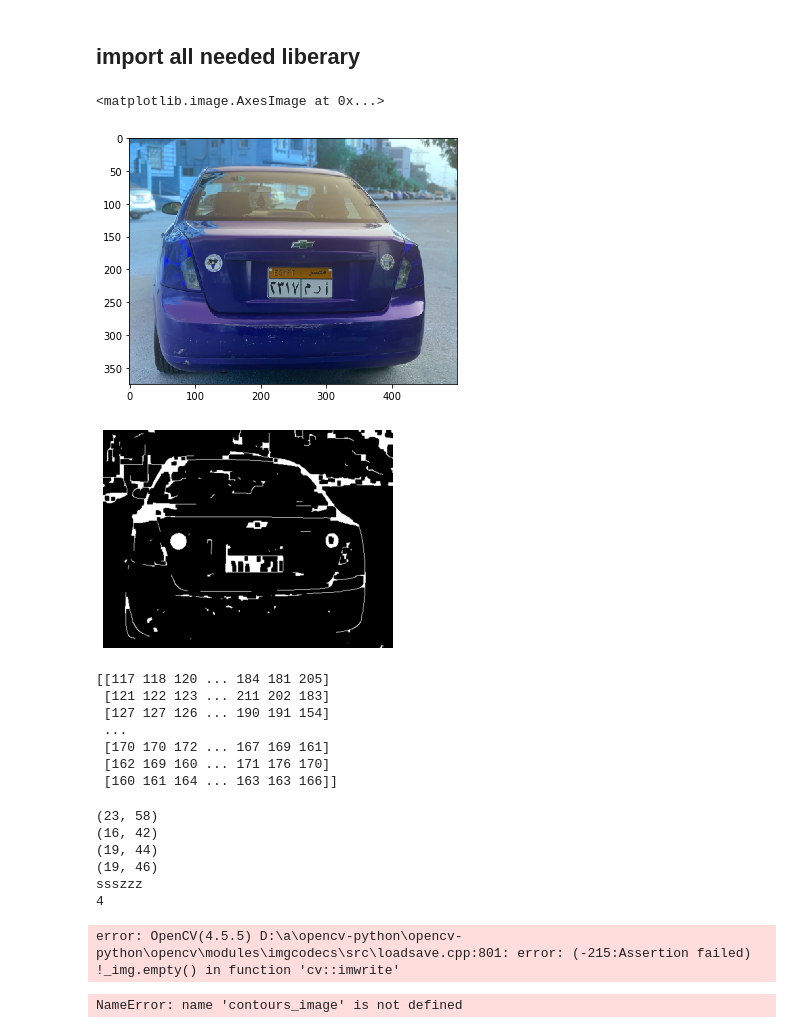
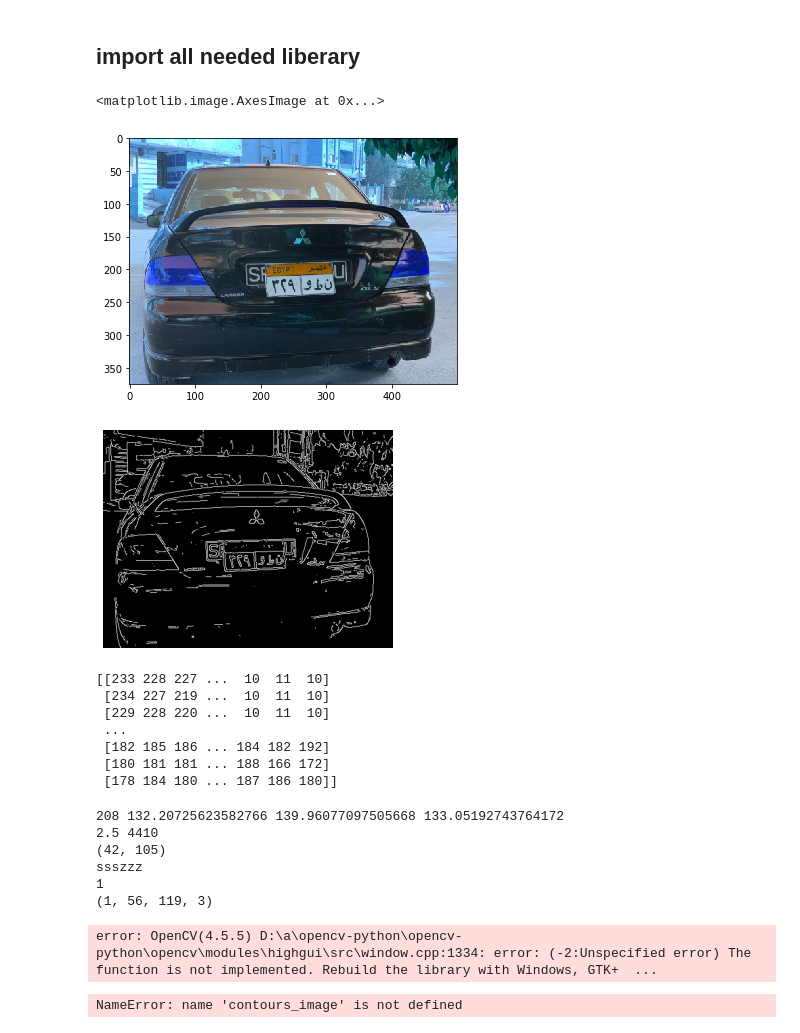
Before and after one commit to Yousif-Ahmed/License-Plate-RecognitionSystem, a Jupyter notebook: model.ipynb, the cells around one changed output. Saved outputs shown, nothing was run; the diff lists cells and outputs as text; code cells hidden in the pictures.

Commit message:
modifying aspect ratio

```diff
--- a/model.ipynb
+++ b/model.ipynb
@@ -19,12 +19,12 @@ import imutils
 from skimage.exposure import histogram
 from matplotlib.pyplot import bar
 # %%
-img_data1 =cv2.imread("dataset\data16.jpeg")
+img_data1 =cv2.imread("dataset\data20.jpeg")
 img_data1 = imutils.resize(img_data1 , width = 500)
 io.imshow(img_data1)
 # %% [output]
 <matplotlib.image.AxesImage at 0x...>
-[figure, old version]
+[figure, new version]
 # %%
 def show_image (img):
     fig = plt.figure()
@@ -42,17 +42,14 @@ def image_preprocessing (img):
                 img
     '''
     gray= cv2.cvtColor(img , cv2.COLOR_BGR2GRAY)    # convert image to grayscale
-   # gray = cv2.bilateralFilter(gray_img, 11, 17, 17)
+    #gray = cv2.bilateralFilter(gray_img, 11, 17, 17)
     edged = cv2.Canny(gray, 170, 200)
 
     #equalized_image = equalize_adapthist(gray_img) # applaying histogram equalization
-    kernel = kernel = np.ones((6,6),np.uint8)
-    closing = cv2.morphologyEx(edged, cv2.MORPH_CLOSE, kernel)
-
     #edged = Sobel(gray) # applaying edge detection using sobel algorithm
     # we need to discuss the best way to get the best threshold
     #result = ((edged >0.1))  # convert image to binary using thresholding value
-    return closing , gray
+    return edged , gray
 
 
 preprocessed_img  , gray_img= image_preprocessing(img_data1)
@@ -60,14 +57,14 @@ show_image(preprocessed_img)
 io.imsave('result1.jpg' , preprocessed_img)
 print(gray_img)
 # %% [output]
-[figure, old version]
+[figure, new version]
-[[117 118 120 ... 184 181 205]
- [121 122 123 ... 211 202 183]
- [127 127 126 ... 190 191 154]
+[[233 228 227 ...  10  11  10]
+ [234 227 219 ...  10  11  10]
+ [229 228 220 ...  10  11  10]
  ...
- [170 170 172 ... 167 169 161]
- [162 169 160 ... 171 176 170]
- [160 161 164 ... 163 163 166]]
+ [182 185 186 ... 184 182 192]
+ [180 181 181 ... 188 166 172]
+ [178 184 180 ... 187 186 180]]
 # %%
 def edge_img_processing(edge_img , img ):
     #Thresholding:
@@ -83,13 +80,17 @@ def edge_img_processing(edge_img , img ):
         x,y,w,h = cv2.boundingRect(c)
         area = w *h
         aspect_ratio = w/h
+        plate = img[y:y+h, x:x+w]
+        window =img_data1[y:y+h, x:x+w]
+        avg_blue_ch = np.sum(window[:,:,2])/ (w*h)
+        avg_red_ch = np.sum(window[:,:,0])/ (w*h)
+        avg_green_ch = np.sum(window[:,:,1])/ (w*h)
 
-        if (1.5< aspect_ratio < 4 and area >650 and area < 5000):
-        #if (1.4< aspect_ratio < 3.1  and area >500):
-                plate = img[y:y+h, x:x+w]
-                #plate[(plate>=100)] = 255
-                #plate[(plate < 100)] = 0
-                #ints = np.sum(plate)
+        if (1.6< aspect_ratio < 2.7 and area >2000 and area < 5000 and avg_red_ch >110 and avg_green_ch>100 and avg_blue_ch>100):
+                print(i ,avg_red_ch ,avg_green_ch,avg_blue_ch)
+                print (aspect_ratio , area)
+
+
                 ints = 0
                 sz = np.shape(plate)
                 print (sz)
@@ -101,7 +102,7 @@ def edge_img_processing(edge_img , img ):
                 smin = sz[0]*sz[1]*255*0.4
                 smax = sz[0]*sz[1]*255*0.9
                 plates.append(img_data1[y-7:y+h+7, x-7:x+w+7])
-                cv2.rectangle(img_data1, (x, y), (x + w, y + h), (100,0,0), 1)
+                #cv2.rectangle(img_data1, (x, y), (x + w, y + h), (100,0,0), 1)
 
             #print (ints,sm , plate[0])
            # if (ints > smin and ints < smax):
@@ -116,17 +117,17 @@ def edge_img_processing(edge_img , img ):
     print (len(plates))
     for i, char in enumerate(plates):
         cv2.imwrite(f'Scannedplates/Char{i}.jpg', char )
+
     return  edge_img_t , img, plates
 
 edge_img , img ,plates= edge_img_processing(preprocessed_img , gray_img)
 print(np.array(plates).shape)
-cv2.imshow('plates' , img)
 cv2.waitKey()
 # %% [output]
-(23, 58)
-(16, 42)
-(19, 44)
-(19, 46)
+208 132.20725623582766 139.96077097505668 133.05192743764172
+2.5 4410
+(42, 105)
 ssszzz
-4
+1
+(1, 56, 119, 3)
-error: OpenCV(4.5.5) D:\a\opencv-python\opencv-python\opencv\modules\imgcodecs\src\loadsave.cpp:801: error: (-215:Assertion failed) !_img.empty() in function 'cv::imwrite'
+error: OpenCV(4.5.5) D:\a\opencv-python\opencv-python\opencv\modules\highgui\src\window.cpp:1334: error: (-2:Unspecified error) The function is not implemented. Rebuild the library with Windows, GTK+  ...
```
Also changed, not shown: parts of 1 cell of this notebook, 20 other files.
